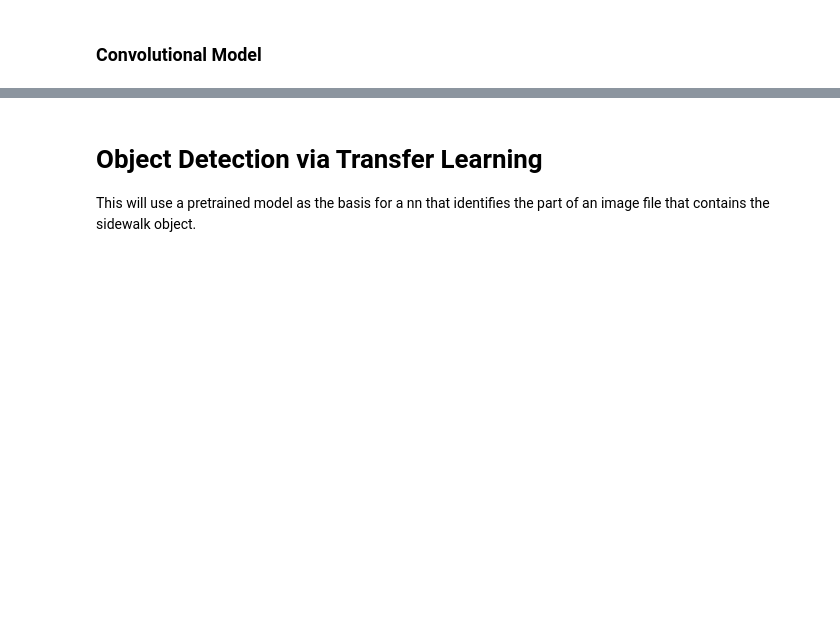
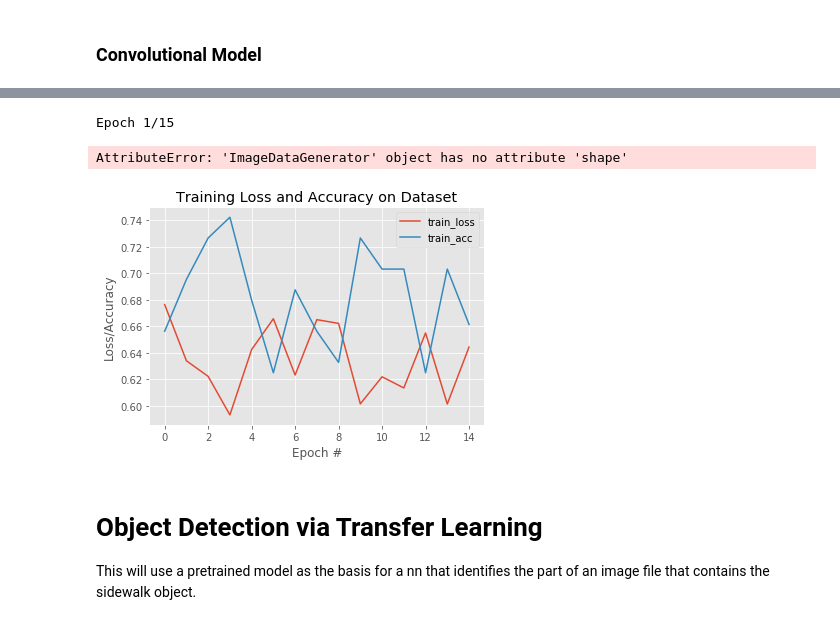
Before and after one commit to chrisoyer/sidewalk_deep-learning, a Jupyter notebook: Image_classification.ipynb, the cells around one changed output, grey strips where cells are left out. Cells and saved outputs as stored; diff of their text form; code cells hidden in the pictures; blank space fills up the shorter version.

```diff
--- a/Image_classification.ipynb
+++ b/Image_classification.ipynb
@@ -75,14 +81,14 @@ Invalid switch - "no_sidewalk".
 ### Parameters for data loading and modeling
 # %%
 idg_params={'rescale': 1./255}
-augmentation_params = {'rotation_range': 30,
+augmentation_params = {'rotation_range': 15,
                         'zoom_range': 0.15,
                          'width_shift_range': 0.2,
                          'height_shift_range': 0.2,
                          'shear_range': 0.15,
                          'fill_mode': 'nearest',
                          'horizontal_flip': True}
-datagen_params = {'batch_size': 32,
+datagen_params = {'batch_size': 8,
                   'target_size': (256,256),
                   'color_mode': 'rgb',
                   'class_mode': 'binary'}
@@ -122,16 +131,21 @@ total_vdate_samples = vdate_generator.n
 ### Convolutional Model
 # %%
 conv_model = tf.keras.models.Sequential()
-conv_model.add(Conv2D(32, kernel_size=(4, 4),
+conv_model.add(Conv2D(64, kernel_size=(4, 4),
                  activation='relu',
                  input_shape=input_shape))
+conv_model.add(Conv2D(32, (4, 4), activation='relu'))
+conv_model.add(MaxPooling2D(pool_size=(2, 2)))
+conv_model.add(Dropout(0.20))
 conv_model.add(Conv2D(32, (3, 3), activation='relu'))
 conv_model.add(MaxPooling2D(pool_size=(2, 2)))
 conv_model.add(Dropout(0.20))
 conv_model.add(Flatten())
 conv_model.add(Dense(64, activation='relu'))
 conv_model.add(Dropout(0.2))
-conv_model.add(Dense(2, activation='softmax'))
+conv_model.add(Dense(64, activation='relu'))
+conv_model.add(Dropout(0.2))
+conv_model.add(Dense(1, activation='sigmoid'))
 
 conv_model.compile(loss=tf.keras.losses.binary_crossentropy,
               optimizer=tf.keras.optimizers.Adadelta(),
@@ -167,18 +199,32 @@ conv_history = conv_model.fit_generator(
+# %%
+conv_history_with_val = conv_model.fit_generator(
+        train_generator,
+        steps_per_epoch=int(total_train_samples/batch_size),
+        epochs=n_epochs,
+        verbose=1,
+        validation_data=vdate_datagen,
+        validation_steps=int(total_vdate_samples/batch_size),
+        use_multiprocessing=False)
+# %% [output]
+Epoch 1/15
+AttributeError: 'ImageDataGenerator' object has no attribute 'shape'
 # %%
 # plot the training loss and accuracy
 n_epochs_range = np.arange(0, n_epochs)
 plt.style.use("ggplot")
-fig, ax = plt.figure()
+fig, ax = plt.subplots()
 ax.plot(n_epochs_range, conv_history.history["loss"], label="train_loss")
-ax.plot(n_epochs_range, conv_history.history["val_loss"], label="val_loss")
-ax.plot(n_epochs_range, conv_history.history["acc"], label="train_acc")
-ax.plot(n_epochs_range, conv_history.history["val_acc"], label="val_acc")
+#ax.plot(n_epochs_range, conv_history.history["val_loss"], label="val_loss")
+ax.plot(n_epochs_range, conv_history.history["accuracy"], label="train_acc")
+#ax.plot(n_epochs_range, conv_history.history["val_acc"], label="val_acc")
 
 ax.set_title("Training Loss and Accuracy on Dataset")
 ax.set_xlabel("Epoch #")
 ax.set_ylabel("Loss/Accuracy")
-ax.set_legend(loc="lower left")
-plt.plot()
+ax.legend()
+plt.plot();
+# %% [output]
+[figure, added]
 # %% [markdown]
 # Object Detection via Transfer Learning
 This will use a pretrained model as the basis for a nn that identifies the part of an image file that contains the sidewalk object.
```
Also changed, not shown: parts of 11 cells of this notebook.
